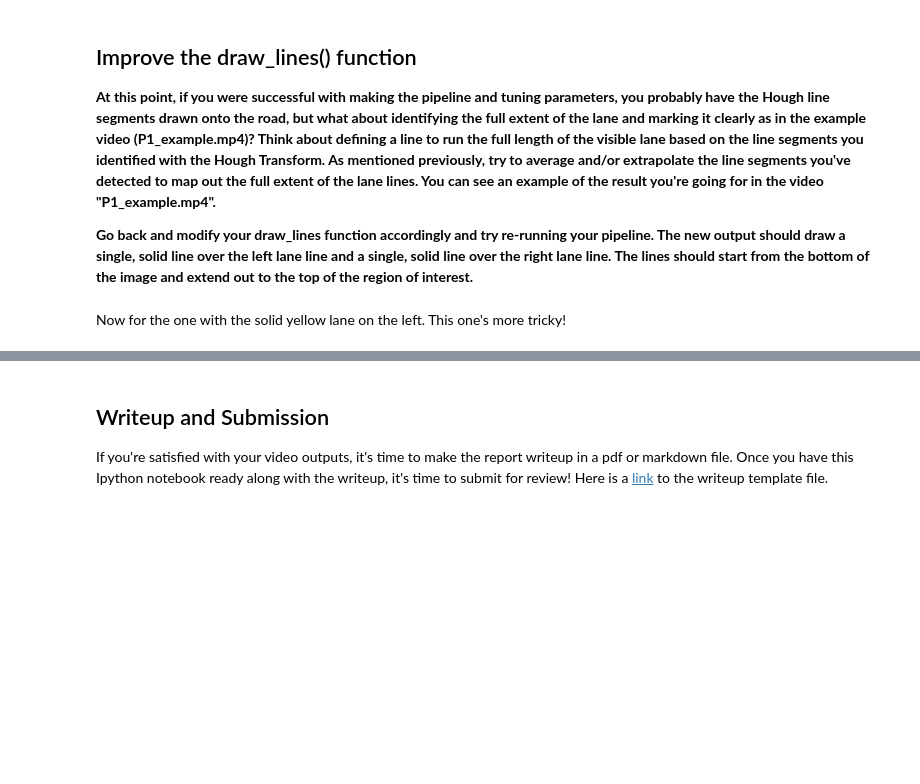
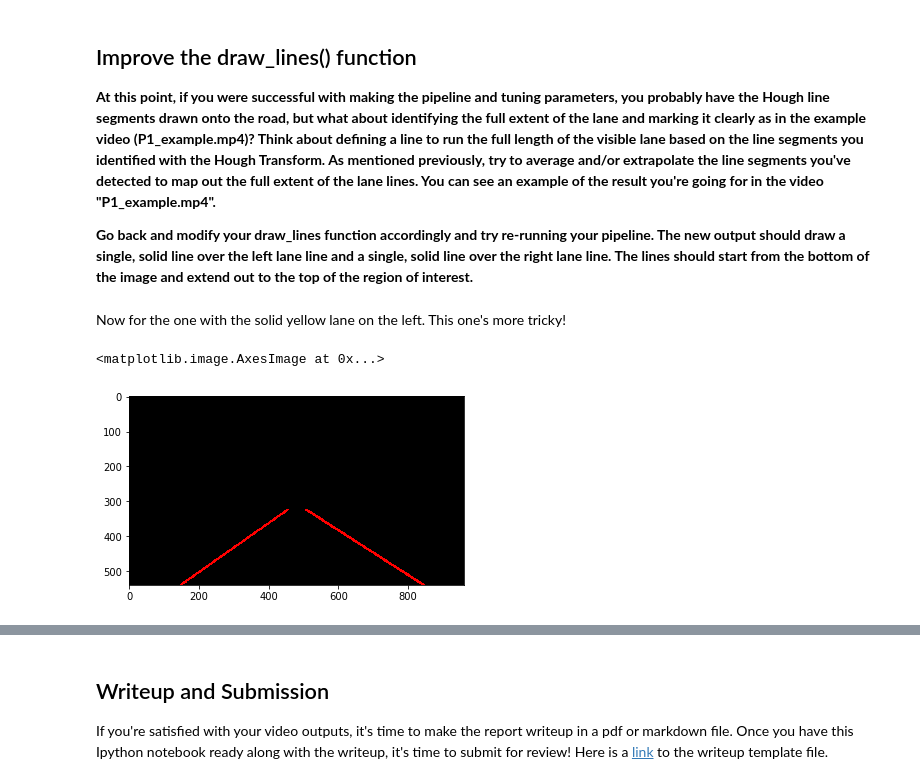
Before and after one commit to Wubuntu88/CarND-LaneLines-P1, a Jupyter notebook: P1.ipynb, the cells around one changed output, grey strips where cells are left out. Cells and saved outputs as stored; diff of their text form; code cells hidden in the pictures; blank space fills up the shorter version.

```diff
--- a/P1.ipynb
+++ b/P1.ipynb
@@ -353,3 +482,17 @@ HTML("""
 **Go back and modify your draw_lines function accordingly and try re-running your pipeline. The new output should draw a single, solid line over the left lane line and a single, solid line over the right lane line. The lines should start from the bottom of the image and extend out to the top of the region of interest.**
 # %% [markdown]
 Now for the one with the solid yellow lane on the left. This one's more tricky!
+# %%
+"""
+My personal testing
+"""
+extrapolated_line_images = []
+for the_hough_lines in hough_lines_list:
+    line_img = np.zeros((img.shape[0], img.shape[1], 3), dtype=np.uint8)
+    draw_lines(line_img, the_hough_lines)
+    extrapolated_line_images.append(line_img)
+# %%
+plt.imshow(extrapolated_line_images[1])
+# %% [output]
+<matplotlib.image.AxesImage at 0x...>
+[figure, added]
```
Also changed, not shown: parts of 14 cells of this notebook.
